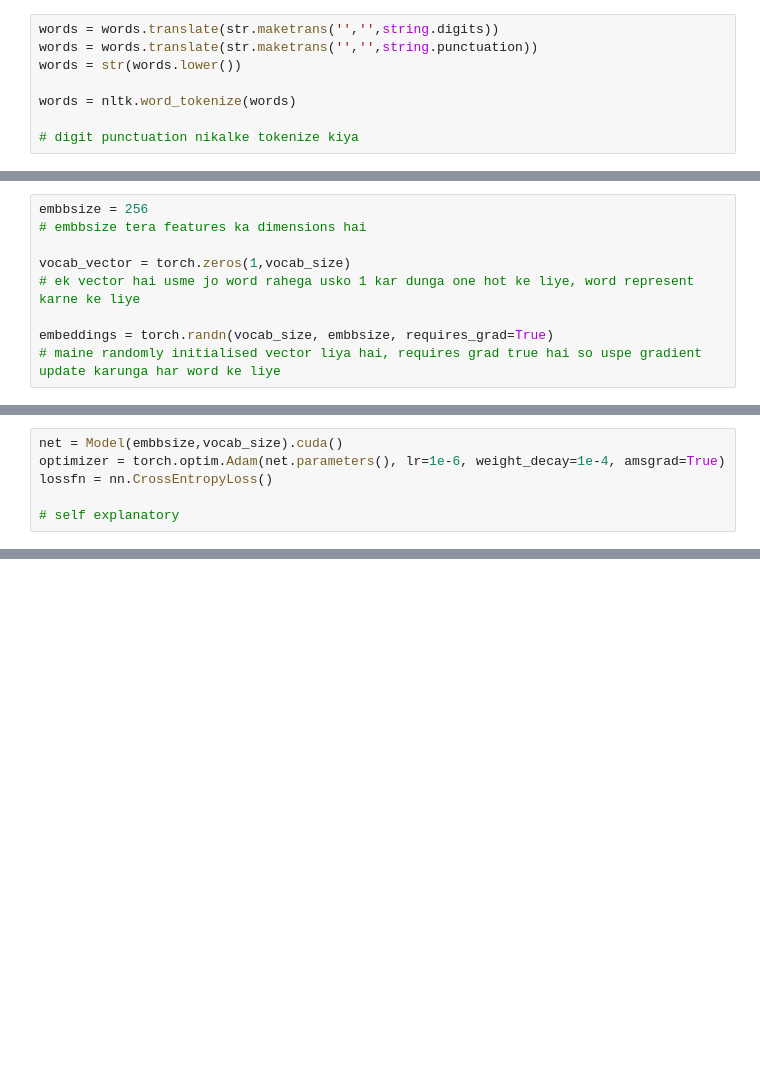
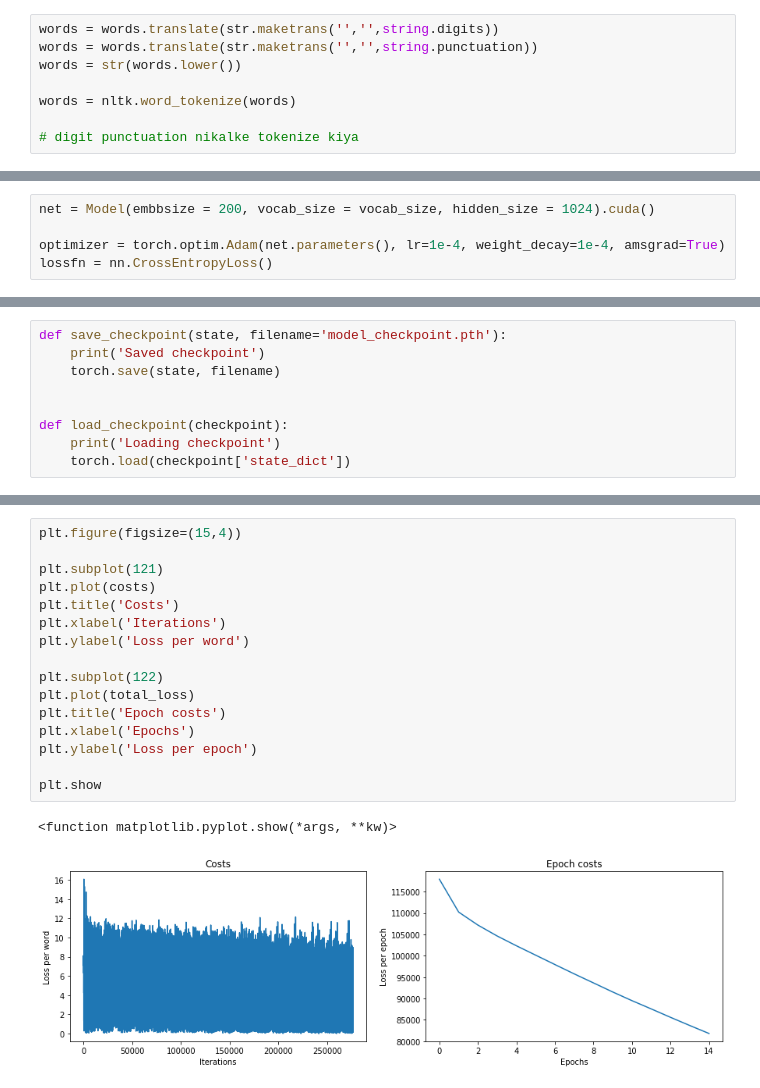
Before and after one commit to jayeshk7/Intro-to-NLP, a Jupyter notebook: Language Models/Word LM/Word LM.ipynb, the cells around one changed output, grey strips where cells are left out. Cells and saved outputs as stored; diff of their text form; blank space fills up the shorter version.

Commit message:
added word lm

```diff
--- a/Language Models/Word LM/Word LM.ipynb
+++ b/Language Models/Word LM/Word LM.ipynb
@@ -38,11 +37,2 @@ for ids,unique in enumerate(vocab):
-# %%
-embbsize = 256
-# embbsize tera features ka dimensions hai
-
-vocab_vector = torch.zeros(1,vocab_size)
-# ek vector hai usme jo word rahega usko 1 kar dunga one hot ke liye, word represent karne ke liye
-
-embeddings = torch.randn(vocab_size, embbsize, requires_grad=True)
-# maine randomly initialised vector liya hai, requires grad true hai so uspe gradient update karunga har word ke liye
 # %%
 class Model(nn.Module):
@@ -64,6 +56,5 @@ class Model(nn.Module):
 # %%
-net = Model(embbsize,vocab_size).cuda()
-optimizer = torch.optim.Adam(net.parameters(), lr=1e-6, weight_decay=1e-4, amsgrad=True)
+net = Model(embbsize = 200, vocab_size = vocab_size, hidden_size = 1024).cuda()
+
+optimizer = torch.optim.Adam(net.parameters(), lr=1e-4, weight_decay=1e-4, amsgrad=True)
 lossfn = nn.CrossEntropyLoss()
-
-# self explanatory
@@ -127,0 +61,9 @@ plt.title('Total loss')
+# %%
+def save_checkpoint(state, filename='model_checkpoint.pth'):
+    print('Saved checkpoint')
+    torch.save(state, filename)
+
+
+def load_checkpoint(checkpoint):
+    print('Loading checkpoint')
+    torch.load(checkpoint['state_dict'])
@@ -128,3 +115,22 @@ plt.title('Total loss')
+# %%
+plt.figure(figsize=(15,4))
+
+plt.subplot(121)
+plt.plot(costs)
+plt.title('Costs')
+plt.xlabel('Iterations')
+plt.ylabel('Loss per word')
+
+plt.subplot(122)
+plt.plot(total_loss)
+plt.title('Epoch costs')
+plt.xlabel('Epochs')
+plt.ylabel('Loss per epoch')
+
+plt.show
+# %% [output]
+<function matplotlib.pyplot.show(*args, **kw)>
+[figure, added]
 # %%
 from scipy.ndimage import gaussian_filter
 
```
Also changed, not shown: parts of 9 cells of this notebook, 1 other file.
